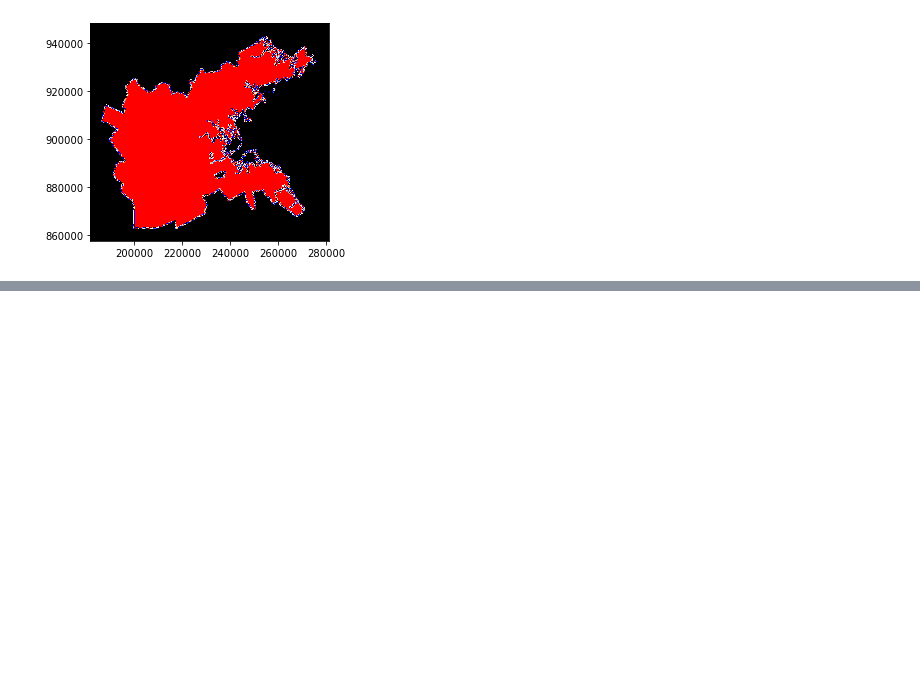
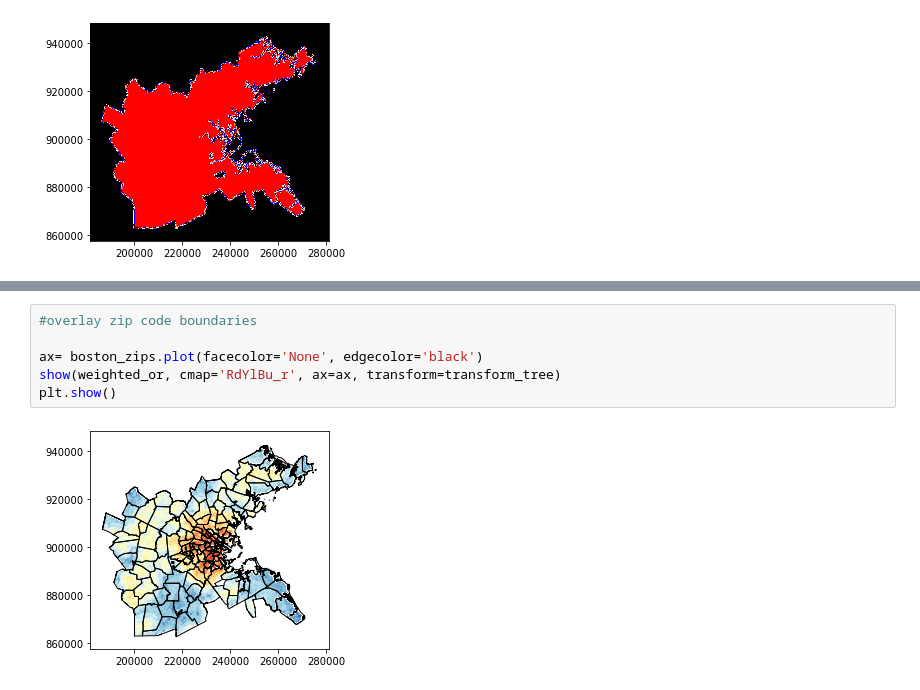
Before and after one commit to gingerleib/outdoor-recreation, a Jupyter notebook: Outdoor_Rec_Analysis.ipynb, the cells around one changed output, grey strips where cells are left out. Drawn from its saved outputs; the diff is of its cells as text; blank space fills up the shorter version.

Commit message:
overlay zip code boundaries

```diff
--- a/Outdoor_Rec_Analysis.ipynb
+++ b/Outdoor_Rec_Analysis.ipynb
@@ -800,0 +801,8 @@ plt.show()
+# %%
+#overlay zip code boundaries
+
+ax= boston_zips.plot(facecolor='None', edgecolor='black')
+show(weighted_or, cmap='RdYlBu_r', ax=ax, transform=transform_tree)
+plt.show()
+# %% [output]
+[figure, added]
```
Also changed, not shown: parts of 1 cell of this notebook.
